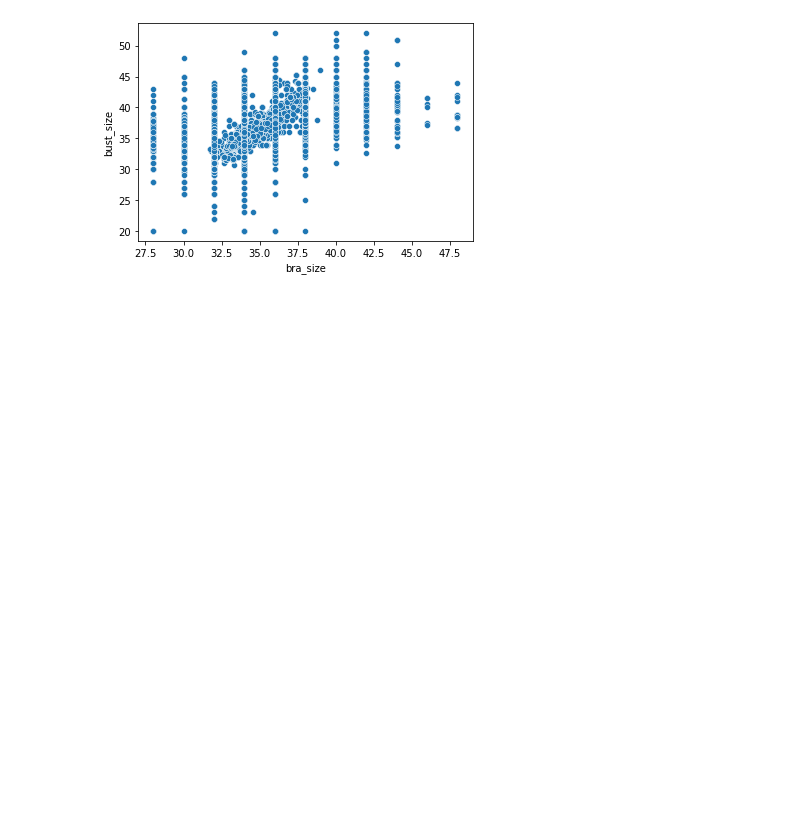
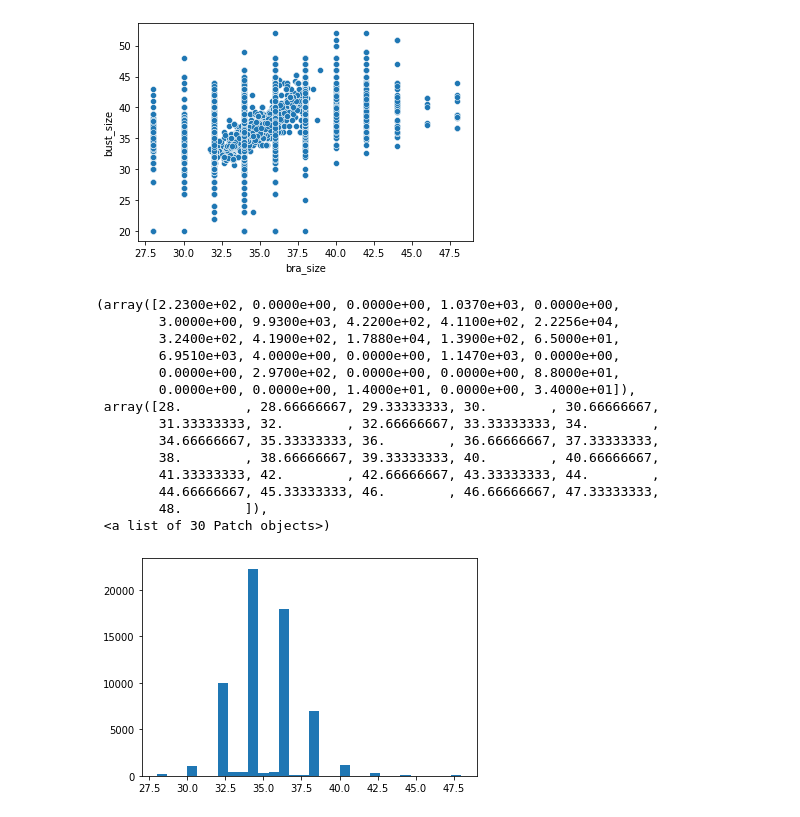
Before and after one commit to kdy5213/AI-ExpertFW-Prj, a Jupyter notebook: cloth recommendation_ML_KDY.ipynb, the cells around one changed output. Saved outputs shown, nothing was run; the diff lists cells and outputs as text; code cells hidden in the pictures; blank space fills up the shorter version.

```diff
--- a/cloth recommendation_ML_KDY.ipynb
+++ b/cloth recommendation_ML_KDY.ipynb
@@ -213,3 +221,21 @@ sns.scatterplot(x='bra_size', y='bust_size', data=modcloth_preprocessing)
 # %% [output]
 <matplotlib.axes._subplots.AxesSubplot at 0x...>
 [figure]
+# %%
+plt.hist(modcloth_preprocessing['bra_size'], bins = 30)
+# %% [output]
+(array([2.2300e+02, 0.0000e+00, 0.0000e+00, 1.0370e+03, 0.0000e+00,
+        3.0000e+00, 9.9300e+03, 4.2200e+02, 4.1100e+02, 2.2256e+04,
+        3.2400e+02, 4.1900e+02, 1.7880e+04, 1.3900e+02, 6.5000e+01,
+        6.9510e+03, 4.0000e+00, 0.0000e+00, 1.1470e+03, 0.0000e+00,
+        0.0000e+00, 2.9700e+02, 0.0000e+00, 0.0000e+00, 8.8000e+01,
+        0.0000e+00, 0.0000e+00, 1.4000e+01, 0.0000e+00, 3.4000e+01]),
+ array([28.        , 28.66666667, 29.33333333, 30.        , 30.66666667,
+        31.33333333, 32.        , 32.66666667, 33.33333333, 34.        ,
+        34.66666667, 35.33333333, 36.        , 36.66666667, 37.33333333,
+        38.        , 38.66666667, 39.33333333, 40.        , 40.66666667,
+        41.33333333, 42.        , 42.66666667, 43.33333333, 44.        ,
+        44.66666667, 45.33333333, 46.        , 46.66666667, 47.33333333,
+        48.        ]),
+ <a list of 30 Patch objects>)
+[figure, added]
```
Also changed, not shown: parts of 31 cells of this notebook, 5 other files.
